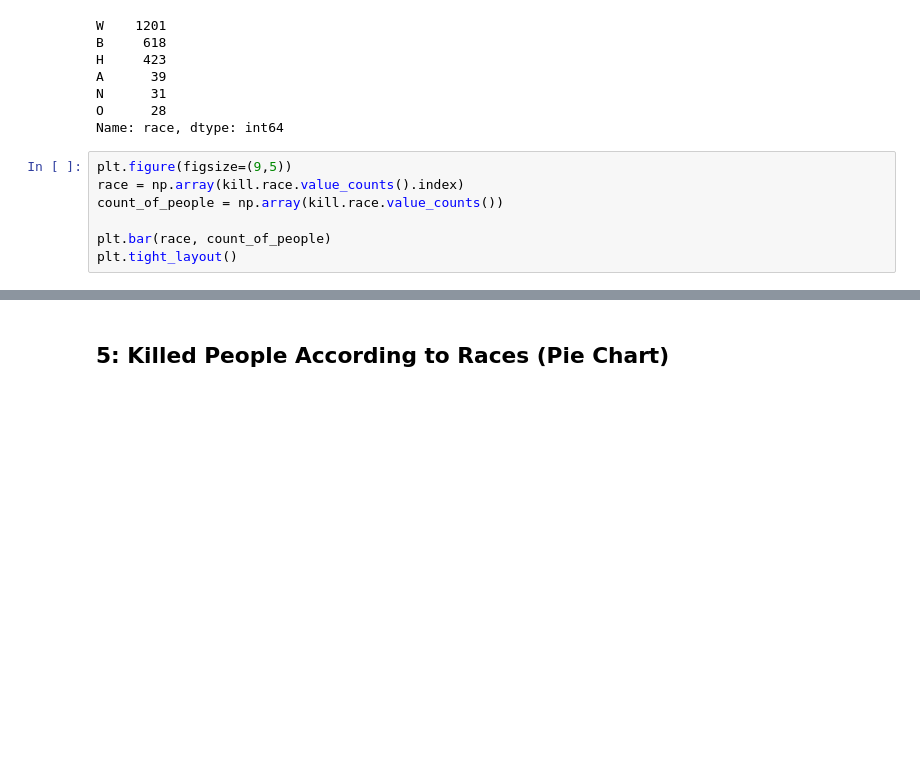
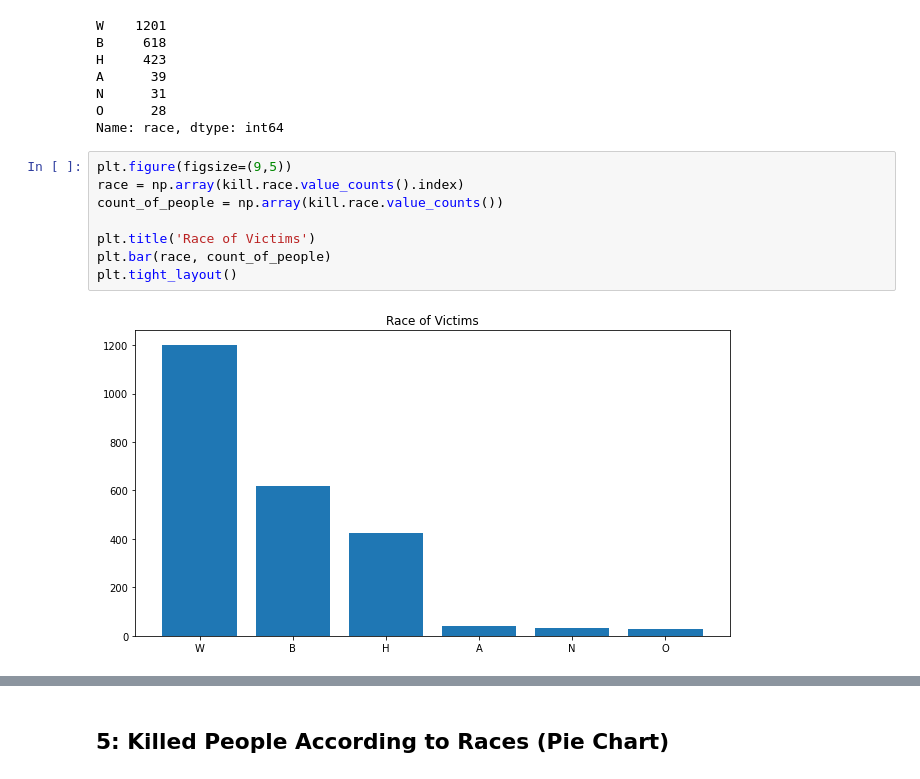
Before and after one commit to brandonbaldwin8597/Data-Science-Workshops, a Jupyter notebook: DV_Assignment_1_student.ipynb, the cells around one changed output, grey strips where cells are left out. Saved outputs shown, nothing was run; the diff lists cells and outputs as text; blank space fills up the shorter version.

```diff
--- a/DV_Assignment_1_student.ipynb
+++ b/DV_Assignment_1_student.ipynb
@@ -130,7 +149,10 @@ Name: race, dtype: int64
 # %%
 plt.figure(figsize=(9,5))
 race = np.array(kill.race.value_counts().index)
 count_of_people = np.array(kill.race.value_counts())
 
+plt.title('Race of Victims')
 plt.bar(race, count_of_people)
 plt.tight_layout()
+# %% [output]
+[figure, added]
```
Also changed, not shown: parts of 13 cells of this notebook, 5 other files.
